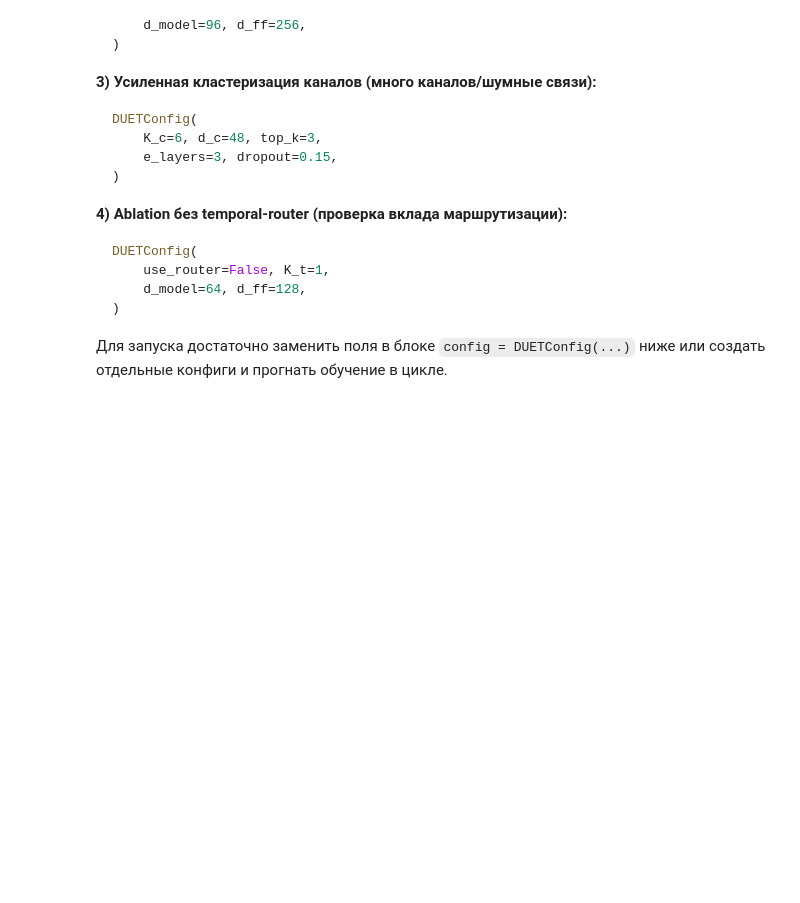
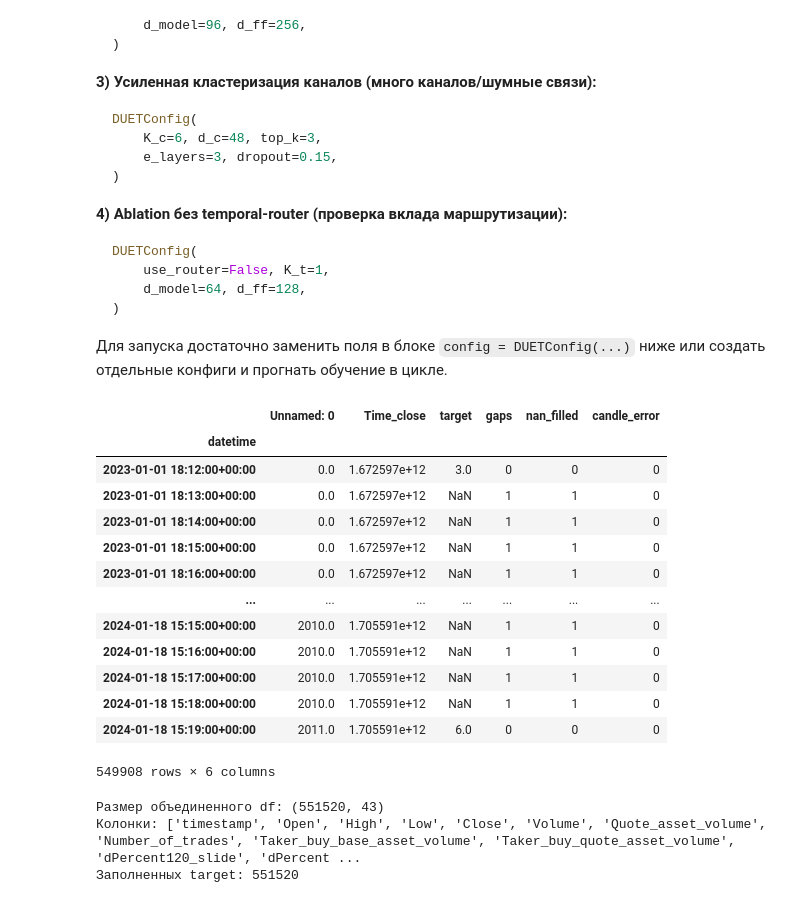
Before and after one commit to SIA86/-DUET, a Jupyter notebook: duet_class/DUET_classification.ipynb, the cells around one changed output. Drawn from its saved outputs; the diff is of its cells as text; code cells hidden in the pictures; blank space fills up the shorter version.

```diff
--- a/duet_class/DUET_classification.ipynb
+++ b/duet_class/DUET_classification.ipynb
@@ -28,7 +31,8 @@ import numpy as np
 from sklearn.utils.class_weight import compute_class_weight
 # %%
 # Настройки
-joblib_path = "/content/drive/MyDrive/stocks/Data/NEARUSDT/nearusdt_ob_indicators_TF_5_metric_v2-long_rsi_labels-1.joblib"
+DATA_PATH = "/content/drive/MyDrive/stocks/Data/anomaly/anomaly_df_binance_BTCUSDT_futures_cufOff_1.5.joblib"
+LABELS_PATH = "/content/drive/MyDrive/stocks/Data/anomaly/Dataset_2_7class_clear - Dataset_2_7class_clear.csv.csv"
 device = "cuda" if torch.cuda.is_available() else "cpu"
 
 config = DUETConfig(
@@ -39,29 +43,13 @@ config = DUETConfig(
     features = [
        'Open', 'High', 'Low', 'Close',
        'Volume',
-      #  'sigma_bollinger_7','sigma_bollinger_14',
-      #  'sigma_log_return_7',  'sigma_true_range_7', 'min_extr_distance_7',
-      #  'max_extr_distance_7', 'efficiency_ratio_7',
-      #  'sigma_log_return_14',  'sigma_true_range_14', 'min_extr_distance_14',
-      #  'max_extr_distance_14', 'efficiency_ratio_14'
-       'up_bb','low_bb','RSI_Close',
-      #  'Depth_ratio_1','Depth_ratio_3','Depth_ratio_5','Depth_ratio_5','Depth_ratio_15',
-        # 'Depth_ask_1','Depth_bid_1','Depth_ask_3','Depth_bid_3','Depth_ask_5','Depth_bid_5','Depth_ask_8','Depth_bid_8','Depth_ask_15','Depth_bid_15',
-      #  'RSI_Depth_ask_1','RSI_Depth_ask_3','RSI_Depth_ask_5','RSI_Depth_ask_8','RSI_Depth_bid_1','RSI_Depth_bid_3','RSI_Depth_bid_5','RSI_Depth_bid_8',
-      #  'Depth_ratio_30_k','Depth_ratio_15_k',
-       'Depth_ratio_8_k','Depth_ratio_5_k','Depth_ratio_3_k',
-       'Total_depth_1','Total_depth_3','Total_depth_5','Total_depth_8','Total_depth_15',
-       'Impulse_1','Impulse_3','Impulse_5','Impulse_8','Impulse_15',
-      #  'Velocity_1','Velocity_3','Velocity_5','Velocity_8','Velocity_15',
-      #  'count_long_short_ratio', 'sum_taker_long_short_vol_ratio',
-      #  'Depth_imbalance_1','Depth_imbalance_3','Depth_imbalance_5','Depth_imbalance_8','Depth_imbalance_15',
     ],                           # Название колонок для обучения
-    forecast = 'Labels2:',          # Название колонки с таргетом
+    forecast = 'anomaly_class',       # Название колонки с таргетом
     not_to_normalise = [],       # Название колонок, которые НЕ НАДО нормализовать
-    scaler = 'MINMAX',         # Тип нормализации (STD, MINMAX, QUANT)
+    scaler = 'NONE',         # Тип нормализации (none, STD, MINMAX, QUANT)
     predict_type = 'detect',     # Детекция "detect" или предикт "next" следующей свечи
     seq_len = 48,                # Длина входной последовательности
-    num_classes = 3,             # кол-во классов
+    num_classes = 7,             # кол-во классов
     patch_len = 24,               # Длина патча (TCM)
     stride = 12,                  # Шаг между патчами (TCM)
     moving_avg = 25,              # Размер окна скользящего сглаживания
@@ -164,10 +152,20 @@ DUETConfig(
 # %%
 # @title Загрузка данных
 
-df = joblib.load(joblib_path)
+df = joblib.load(DATA_PATH)
+labels = pd.read_csv(LABELS_PATH)
+
 preparer = FinancialTimeSeriesPreparer(
     tz="UTC",
     timestamp_col="timestamp",
     drop_warmup=True,
 )
-df, _ = preparer.prepare(df, ensure_ohlcv=True)
+labels_preparer = FinancialTimeSeriesPreparer(
+    tz="UTC",
+    timestamp_col="Time_close",
+    drop_warmup=True,
+)
+df, _ = preparer.prepare(df, ensure_ohlcv=True, from_date='2023-01-01', to_date = "2024-01-19",)
+labels, _ = labels_preparer.prepare(labels, ensure_ohlcv=False)
+labels.index = labels.index.round("1s")     # до ближайшей секунды
+labels.index = labels.index.round("1min")   # до ближайшей минуты
@@ -192,0 +172,31 @@ df['er_30'] = efficiency_ratio(df['Close'], window=30)
+# %%
+labels
+# %% [output]
+|  | Unnamed: 0 | Time_close | target | gaps | nan_filled | candle_error |
+| datetime |  |  |  |  |  |  |
+| 2023-01-01 18:12:00+00:00 | 0.0 | 1.672597e+12 | 3.0 | 0 | 0 | 0 |
+| 2023-01-01 18:13:00+00:00 | 0.0 | 1.672597e+12 | NaN | 1 | 1 | 0 |
+| 2023-01-01 18:14:00+00:00 | 0.0 | 1.672597e+12 | NaN | 1 | 1 | 0 |
+| 2023-01-01 18:15:00+00:00 | 0.0 | 1.672597e+12 | NaN | 1 | 1 | 0 |
+| 2023-01-01 18:16:00+00:00 | 0.0 | 1.672597e+12 | NaN | 1 | 1 | 0 |
+| ... | ... | ... | ... | ... | ... | ... |
+| 2024-01-18 15:15:00+00:00 | 2010.0 | 1.705591e+12 | NaN | 1 | 1 | 0 |
+| 2024-01-18 15:16:00+00:00 | 2010.0 | 1.705591e+12 | NaN | 1 | 1 | 0 |
+| 2024-01-18 15:17:00+00:00 | 2010.0 | 1.705591e+12 | NaN | 1 | 1 | 0 |
+| 2024-01-18 15:18:00+00:00 | 2010.0 | 1.705591e+12 | NaN | 1 | 1 | 0 |
+| 2024-01-18 15:19:00+00:00 | 2011.0 | 1.705591e+12 | 6.0 | 0 | 0 | 0 |
+549908 rows × 6 columns
+# %%
+# Переносим колонку target, выравнивая по индексу
+df['anomaly_class'] = labels['target']
+df.fillna({'anomaly_class':-1}, inplace=True)
+
+
+# Проверка
+print("Размер объединенного df:", df.shape)
+print("Колонки:", df.columns.tolist())
+print("Заполненных target:", df['anomaly_class'].count())
+# %% [output]
+Размер объединенного df: (551520, 43)
+Колонки: ['timestamp', 'Open', 'High', 'Low', 'Close', 'Volume', 'Quote_asset_volume', 'Number_of_trades', 'Taker_buy_base_asset_volume', 'Taker_buy_quote_asset_volume', 'dPercent120_slide', 'dPercent ...
+Заполненных target: 551520
```
Also changed, not shown: parts of 8 cells of this notebook, 1 other file.
